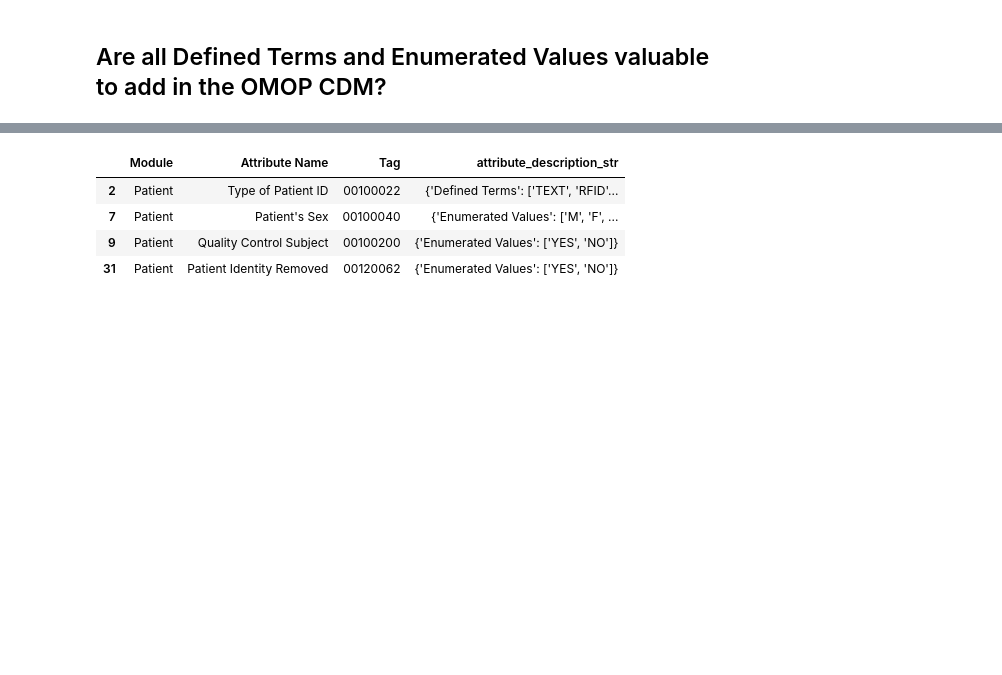
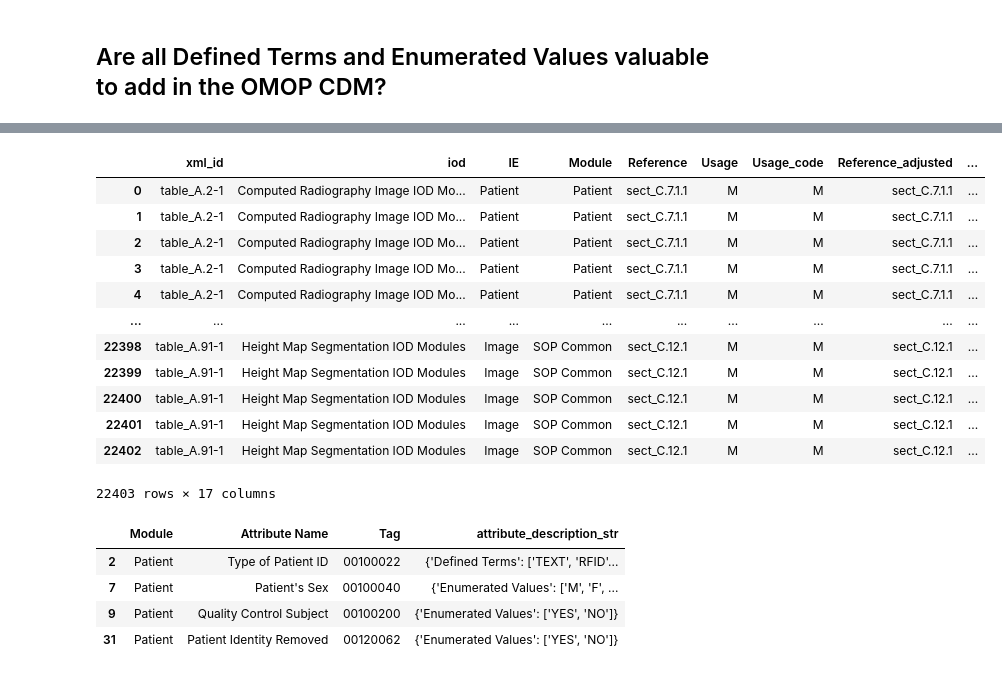
Before and after one commit to burnout909/DICOM2OMOP_PUBLIC, a Jupyter notebook: harvest_standards/DICOM_P3_values.ipynb, the cells around one changed output, grey strips where cells are left out. Saved outputs shown, nothing was run; the diff lists cells and outputs as text; code cells hidden in the pictures; blank space fills up the shorter version.

```diff
--- a/harvest_standards/DICOM_P3_values.ipynb
+++ b/harvest_standards/DICOM_P3_values.ipynb
@@ -125,3 +157,21 @@ part3_att = part3.merge(attributes[['Tag_cleaned', 'VR']], how = 'inner', left_o
+# %%
+part3_att = part3.merge(attributes[['Tag_cleaned', 'VR']], how = 'inner', left_on = 'Tag', right_on = 'Tag_cleaned')
+# left_on 테이블 기반으로 data 확장
+part3_att
+# %% [output]
+|  | xml_id | iod | IE | Module | Reference | Usage | Usage_code | Reference_adjusted | ... |
+| 0 | table_A.2-1 | Computed Radiography Image IOD Mo... | Patient | Patient | sect_C.7.1.1 | M | M | sect_C.7.1.1 | ... |
+| 1 | table_A.2-1 | Computed Radiography Image IOD Mo... | Patient | Patient | sect_C.7.1.1 | M | M | sect_C.7.1.1 | ... |
+| 2 | table_A.2-1 | Computed Radiography Image IOD Mo... | Patient | Patient | sect_C.7.1.1 | M | M | sect_C.7.1.1 | ... |
+| 3 | table_A.2-1 | Computed Radiography Image IOD Mo... | Patient | Patient | sect_C.7.1.1 | M | M | sect_C.7.1.1 | ... |
+| 4 | table_A.2-1 | Computed Radiography Image IOD Mo... | Patient | Patient | sect_C.7.1.1 | M | M | sect_C.7.1.1 | ... |
+| ... | ... | ... | ... | ... | ... | ... | ... | ... | ... |
+| 22398 | table_A.91-1 | Height Map Segmentation IOD Modules | Image | SOP Common | sect_C.12.1 | M | M | sect_C.12.1 | ... |
+| 22399 | table_A.91-1 | Height Map Segmentation IOD Modules | Image | SOP Common | sect_C.12.1 | M | M | sect_C.12.1 | ... |
+| 22400 | table_A.91-1 | Height Map Segmentation IOD Modules | Image | SOP Common | sect_C.12.1 | M | M | sect_C.12.1 | ... |
+| 22401 | table_A.91-1 | Height Map Segmentation IOD Modules | Image | SOP Common | sect_C.12.1 | M | M | sect_C.12.1 | ... |
+| 22402 | table_A.91-1 | Height Map Segmentation IOD Modules | Image | SOP Common | sect_C.12.1 | M | M | sect_C.12.1 | ... |
+22403 rows × 17 columns
 # %%
 part3_att[(part3_att['VR']== "CS") & #VR mean Value Representatin, CS mean code string
           (part3_att['IE']=="Patient") &
```
Also changed, not shown: parts of 3 cells of this notebook, 12 other files.
